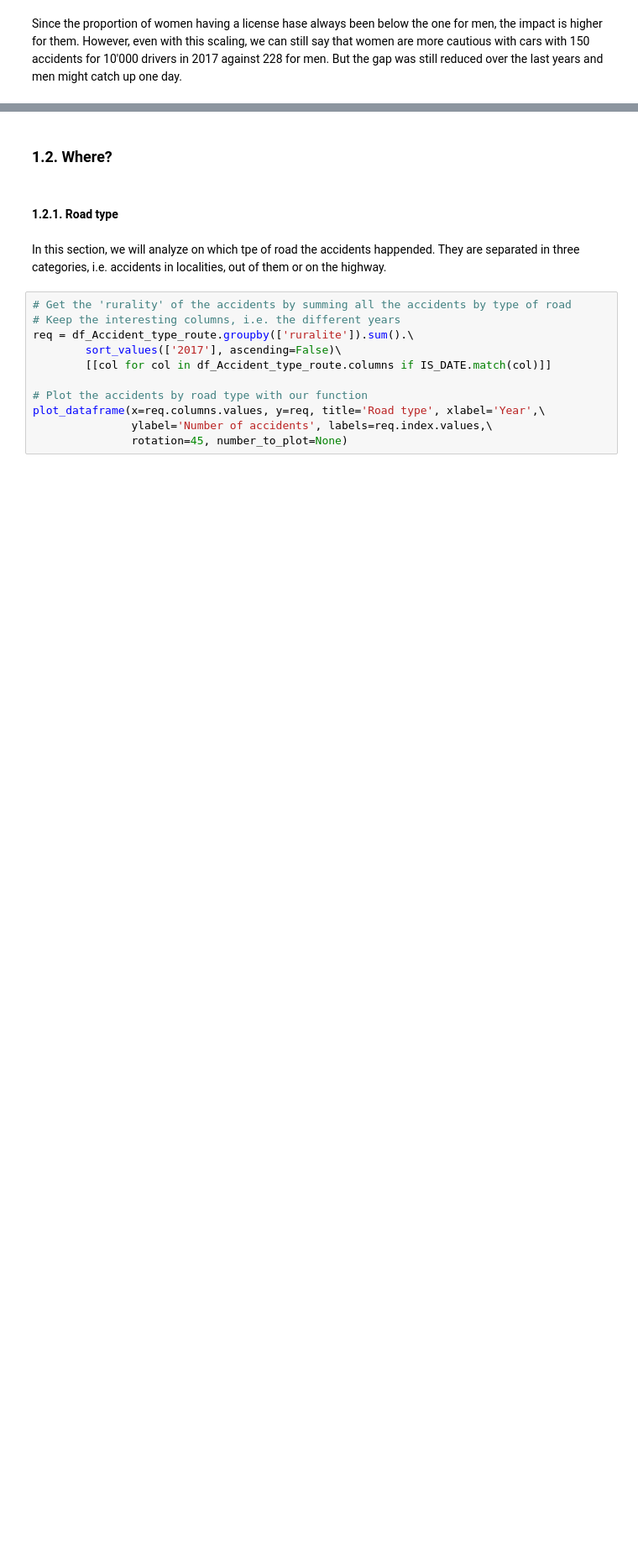
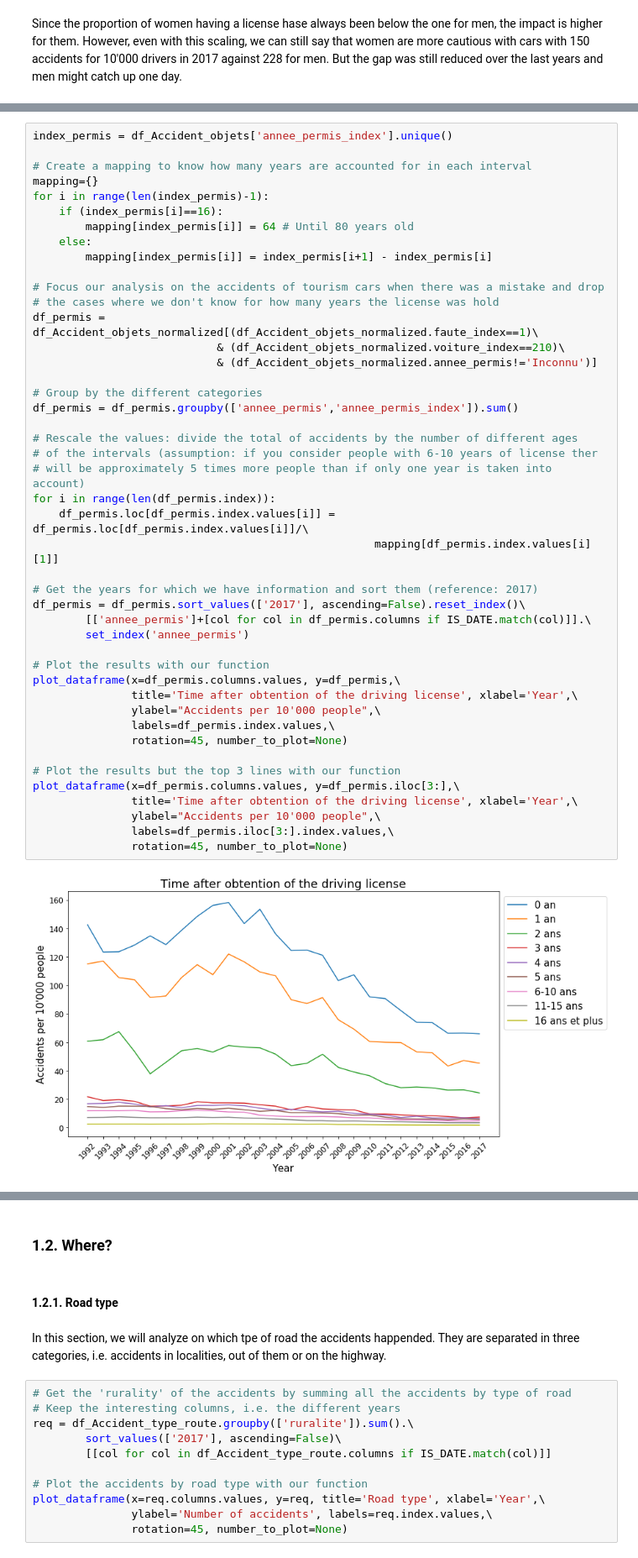
Before and after one commit to epfl-ada-2018/project-pizzafels, a Jupyter notebook: Milestone3 - Complete Analysis.ipynb, the cells around one changed output, grey strips where cells are left out. Shown at 84% size. Drawn from its saved outputs; the diff is of its cells as text; blank space fills up the shorter version.

```diff
--- a/Milestone3 - Complete Analysis.ipynb
+++ b/Milestone3 - Complete Analysis.ipynb
@@ -539,0 +509,47 @@ display(df_permis)
+# %%
+index_permis = df_Accident_objets['annee_permis_index'].unique()
+
+# Create a mapping to know how many years are accounted for in each interval
+mapping={}
+for i in range(len(index_permis)-1):
+    if (index_permis[i]==16):
+        mapping[index_permis[i]] = 64 # Until 80 years old
+    else:
+        mapping[index_permis[i]] = index_permis[i+1] - index_permis[i]
+
+# Focus our analysis on the accidents of tourism cars when there was a mistake and drop
+# the cases where we don't know for how many years the license was hold
+df_permis = df_Accident_objets_normalized[(df_Accident_objets_normalized.faute_index==1)\
+                            & (df_Accident_objets_normalized.voiture_index==210)\
+                            & (df_Accident_objets_normalized.annee_permis!='Inconnu')]
+
+# Group by the different categories
+df_permis = df_permis.groupby(['annee_permis','annee_permis_index']).sum()
+
+# Rescale the values: divide the total of accidents by the number of different ages
+# of the intervals (assumption: if you consider people with 6-10 years of license ther
+# will be approximately 5 times more people than if only one year is taken into account)
+for i in range(len(df_permis.index)):
+    df_permis.loc[df_permis.index.values[i]] = df_permis.loc[df_permis.index.values[i]]/\
+                                                    mapping[df_permis.index.values[i][1]]
+
+# Get the years for which we have information and sort them (reference: 2017)
+df_permis = df_permis.sort_values(['2017'], ascending=False).reset_index()\
+        [['annee_permis']+[col for col in df_permis.columns if IS_DATE.match(col)]].\
+        set_index('annee_permis')
+
+# Plot the results with our function
+plot_dataframe(x=df_permis.columns.values, y=df_permis,\
+               title='Time after obtention of the driving license', xlabel='Year',\
+               ylabel="Accidents per 10'000 people",\
+               labels=df_permis.index.values,\
+               rotation=45, number_to_plot=None)
+
+# Plot the results but the top 3 lines with our function
+plot_dataframe(x=df_permis.columns.values, y=df_permis.iloc[3:],\
+               title='Time after obtention of the driving license', xlabel='Year',\
+               ylabel="Accidents per 10'000 people",\
+               labels=df_permis.iloc[3:].index.values,\
+               rotation=45, number_to_plot=None)
+# %% [output]
+[figure, added]
```
Also changed, not shown: parts of 78 cells of this notebook, 1 other file.
